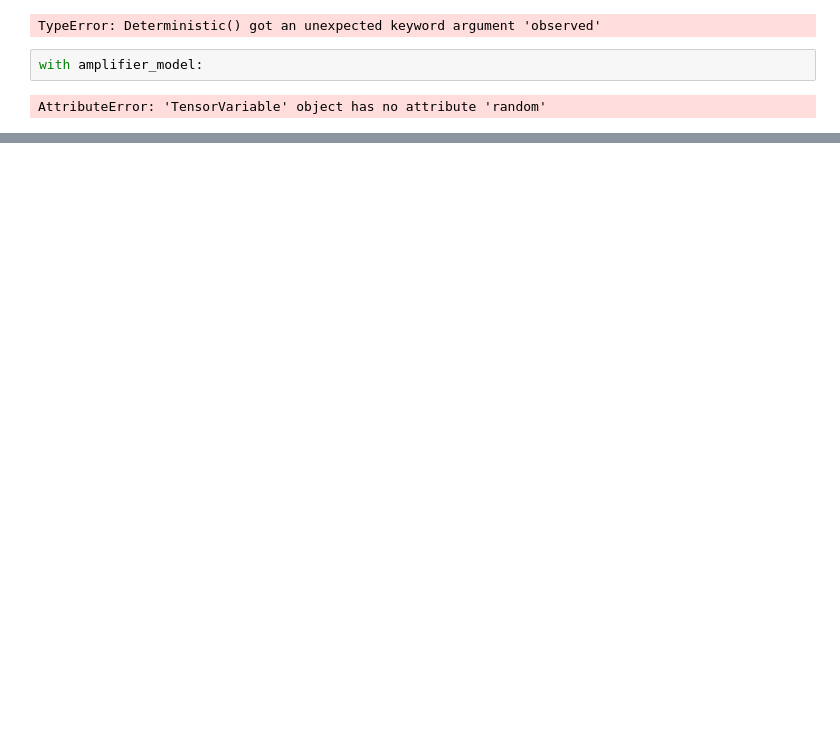
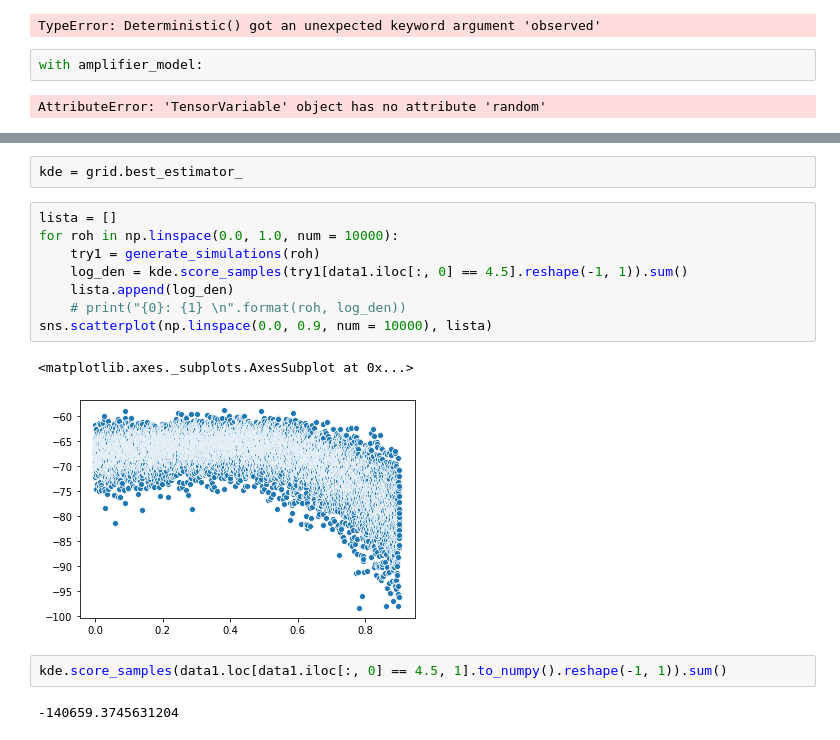
Before and after one commit to Alsaxian/BayesscheMethode, a Jupyter notebook: try1.ipynb, the cells around one changed output, grey strips where cells are left out. Cells and saved outputs as stored; diff of their text form; blank space fills up the shorter version.

```diff
--- a/try1.ipynb
+++ b/try1.ipynb
@@ -72,0 +142,17 @@ AttributeError: 'TensorVariable' object has no attribute 'random'
+# %%
+kde = grid.best_estimator_
+# %%
+lista = []
+for roh in np.linspace(0.0, 1.0, num = 10000):
+    try1 = generate_simulations(roh)
+    log_den = kde.score_samples(try1[data1.iloc[:, 0] == 4.5].reshape(-1, 1)).sum()
+    lista.append(log_den)
+    # print("{0}: {1} \n".format(roh, log_den))
+sns.scatterplot(np.linspace(0.0, 0.9, num = 10000), lista)
+# %% [output]
+<matplotlib.axes._subplots.AxesSubplot at 0x...>
+[figure, added]
+# %%
+kde.score_samples(data1.loc[data1.iloc[:, 0] == 4.5, 1].to_numpy().reshape(-1, 1)).sum()
+# %% [output]
+-140659.3745631204
```
Also changed, not shown: parts of 9 cells of this notebook.
